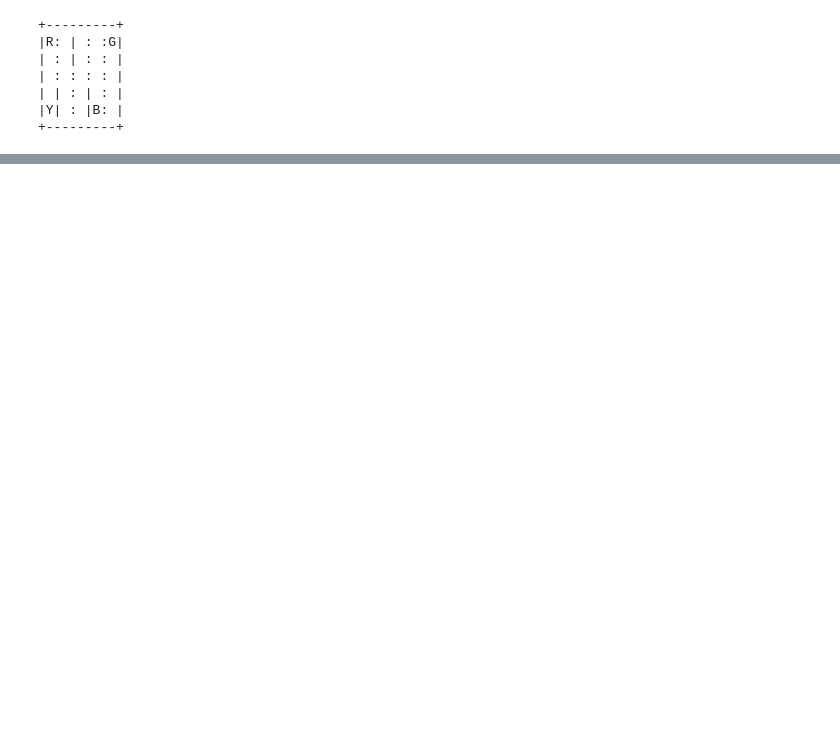
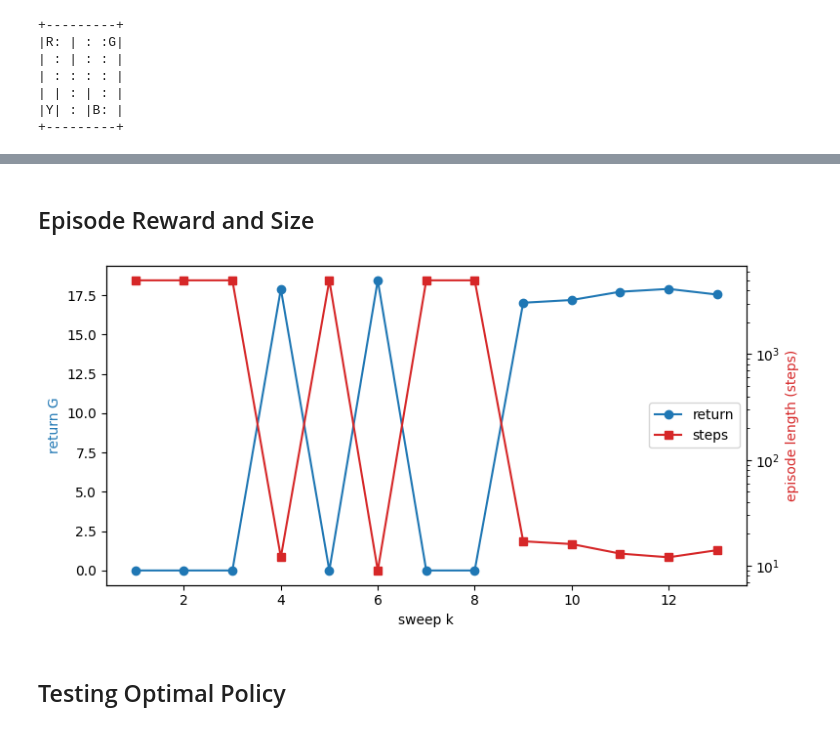
Before and after one commit to glozanoac/learning, a Jupyter notebook: self/studies/reinforcement-learning/0100-value-iteration/01-value-iteration.ipynb, the cells around one changed output, grey strips where cells are left out. Drawn from its saved outputs; the diff is of its cells as text; code cells hidden in the pictures; blank space fills up the shorter version.

Commit message:
Add value iteration notebook for Taxi-v4 with convergence tracking and per-sweep policy evaluation

```diff
--- a/self/studies/reinforcement-learning/0100-value-iteration/01-value-iteration.ipynb
+++ b/self/studies/reinforcement-learning/0100-value-iteration/01-value-iteration.ipynb
@@ -15,5 +21,8 @@ env = gym.make(
     render_mode="ansi"
 )
+# %%
+env   = gym.make("Taxi-v4", is_rainy=False, fickle_passenger=False, render_mode="ansi")
+u_env = env.unwrapped
 # %%
 env.reset()
 print(env.render())
@@ -47,0 +39,19 @@ Walker2d-v5
+# %%
+# from 00-taxi_v4_mdp.ipynb notebook
+def mdp_arrays(u):
+    nS, nA = u.observation_space.n, u.action_space.n
+    P = np.zeros((nA, nS, nS))
+    R = np.zeros((nS, nA))
+    T = np.zeros((nA, nS, nS))
+    for s in range(nS):
+        for a in range(nA):
+            for p, s2, r, t in u.P[s][a]:
+                P[a, s, s2] += p
+                R[s, a]     += p * r
+                if t:
+                    T[a, s, s2] += p
+    return P, R, T
+# %%
+nS = u_env.observation_space.n
+nA = u_env.action_space.n
+P, R, T = mdp_arrays(u_env)
@@ -47,0 +131,29 @@ Walker2d-v5
+# %% [markdown]
+## Episode Reward and Size
+# %%
+ks = sorted(history)
+
+G_list = []
+L_list = []
+for k in ks:
+    G, steps = history[k]["episode"]
+    G_list.append(G)
+    L_list.append(steps)
+
+fig, ax1 = plt.subplots(figsize=(8, 4))
+l1, = ax1.plot(ks, G_list, "-o", color="tab:blue", label="return")
+ax1.set_xlabel("sweep k")
+ax1.set_ylabel("return G", color="tab:blue")
+
+ax2 = ax1.twinx()
+ax2.set_yscale("log")
+l2, = ax2.plot(ks, L_list, "-s", color="tab:red", label="steps")
+ax2.set_ylabel("episode length (steps)", color="tab:red")
+
+ax2.legend(handles=[l1, l2], loc="center right")   # one legend for both axes, drawn on top
+fig.tight_layout()
+plt.show()
+# %% [output]
+[figure, added]
+# %% [markdown]
+## Testing Optimal Policy
```
Also changed, not shown: parts of 9 cells of this notebook.
